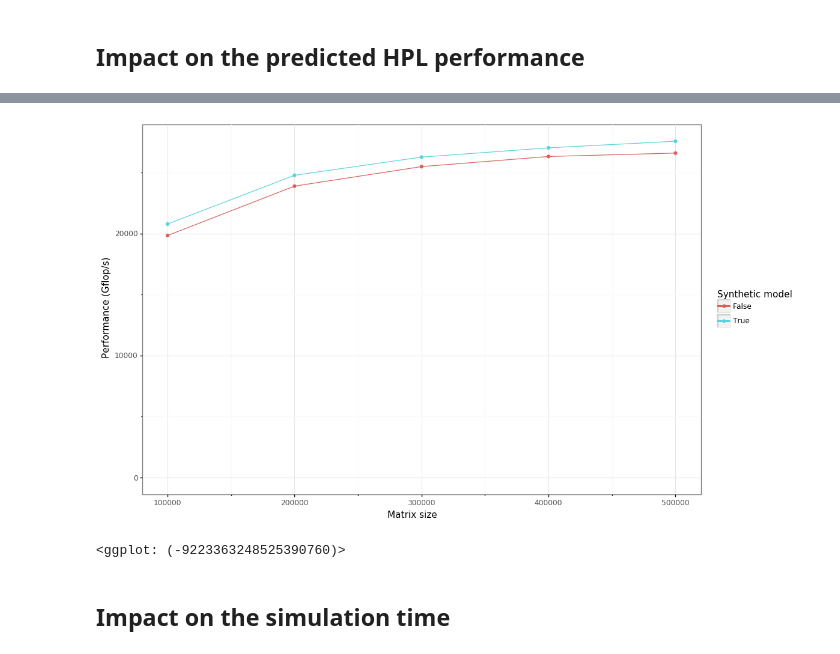
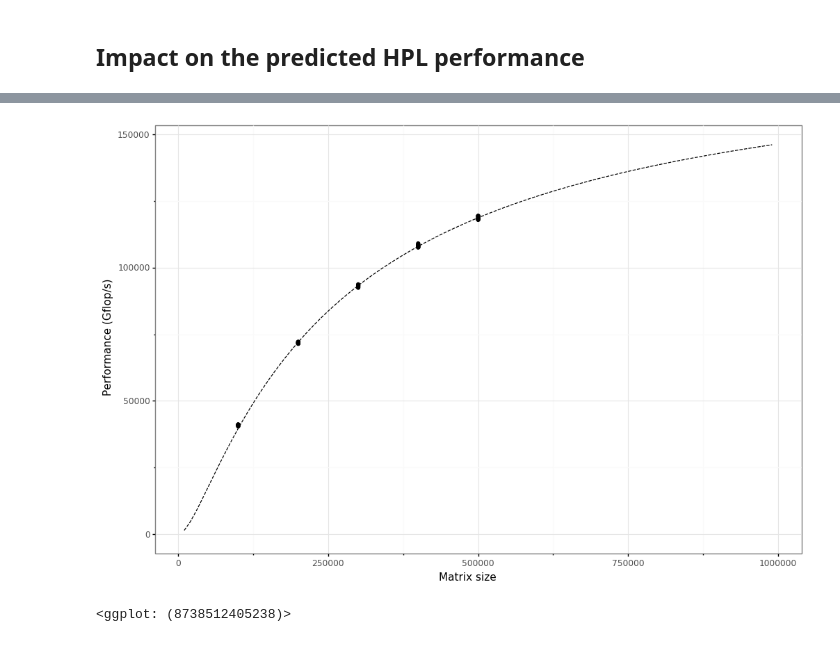
Before and after one commit to Ezibenroc/calibration_analysis, a Jupyter notebook: dahu/smpi_hpl/dgemm_synthetic_model.ipynb, the cells around one changed output, grey strips where cells are left out. Saved outputs shown, nothing was run; the diff lists cells and outputs as text; code cells hidden in the pictures.

Commit message:
Simple HPL simulation with synthetic models

```diff
--- a/dahu/smpi_hpl/dgemm_synthetic_model.ipynb
+++ b/dahu/smpi_hpl/dgemm_synthetic_model.ipynb
@@ -49,7 +49,7 @@ def read_sim_result(name):
     result['synthetic'] = synthetic
     return result
 
-simulation_dir = 'synthetic_model/1/'
+simulation_dir = 'synthetic_model/2/'
 simulation_files = [os.path.join(simulation_dir, f) for f in os.listdir(simulation_dir) if f.endswith('.zip')]
 
 df = pandas.concat([read_sim_result(f) for f in simulation_files])
@@ -187,3 +186,11 @@ index dc0f8b3..e0d8879 100644
 @@ -251,8 +251,6 @@ void HPL_dlaswp01T
 # %% [markdown]
 ## Impact on the predicted HPL performance
+# %%
+df['n3'] = df.matrix_size ** 3
+df['n2'] = df.matrix_size ** 2
+df['n'] = df.matrix_size
+# %%
+from statsmodels.formula.api import ols
+reg = ols('time ~ n3 + n2 + n', df).fit()
+reg.summary()
@@ -190,15 +221,23 @@ index dc0f8b3..e0d8879 100644
+# %%
+pars = reg.params
+pred = pandas.DataFrame([{'n': n*10000} for n in range(1, 100)])
+pred['n2'] = pred['n']**2
+pred['n3'] = pred['n']**3
+pred['matrix_size'] = pred['n']
+pred['time'] = pars['Intercept']
+for col in ['n', 'n2', 'n3']:
+    pred['time'] += pred[col]*pars[col]
+pred['gflops'] = (2/3*pred['n3'] + 2*pred['n2']) / pred['time'] * 1e-9
 # %%
 ggplot(df) +\
-    aes(x='matrix_size', y='gflops', color='synthetic') +\
-    geom_point() +\
-    geom_line() +\
+    aes(x='matrix_size') +\
+    geom_point(aes(y='gflops')) +\
+    geom_line(pred, aes(y='gflops'), linetype='dashed') +\
     xlab('Matrix size') +\
     ylab('Performance (Gflop/s)') +\
     labs(color='Synthetic model') +\
     expand_limits(y=0) +\
     theme_bw()
 # %% [output]
-[figure, old version]
+[figure, new version]
-<ggplot: (-9223363248525390760)>
+<ggplot: (8738512405238)>
-# %% [markdown]
-## Impact on the simulation time
```
Also changed, not shown: parts of 5 cells of this notebook, 10 other files.
